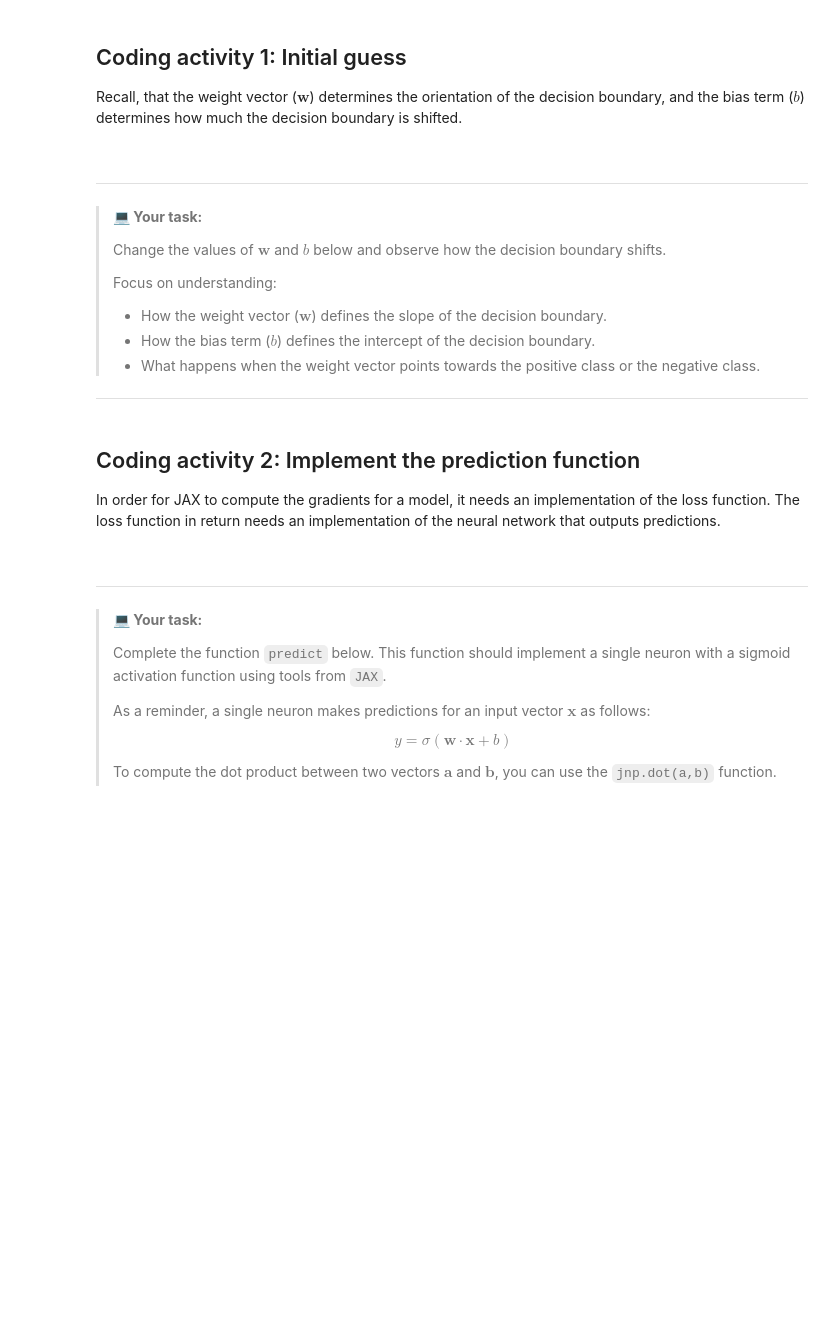
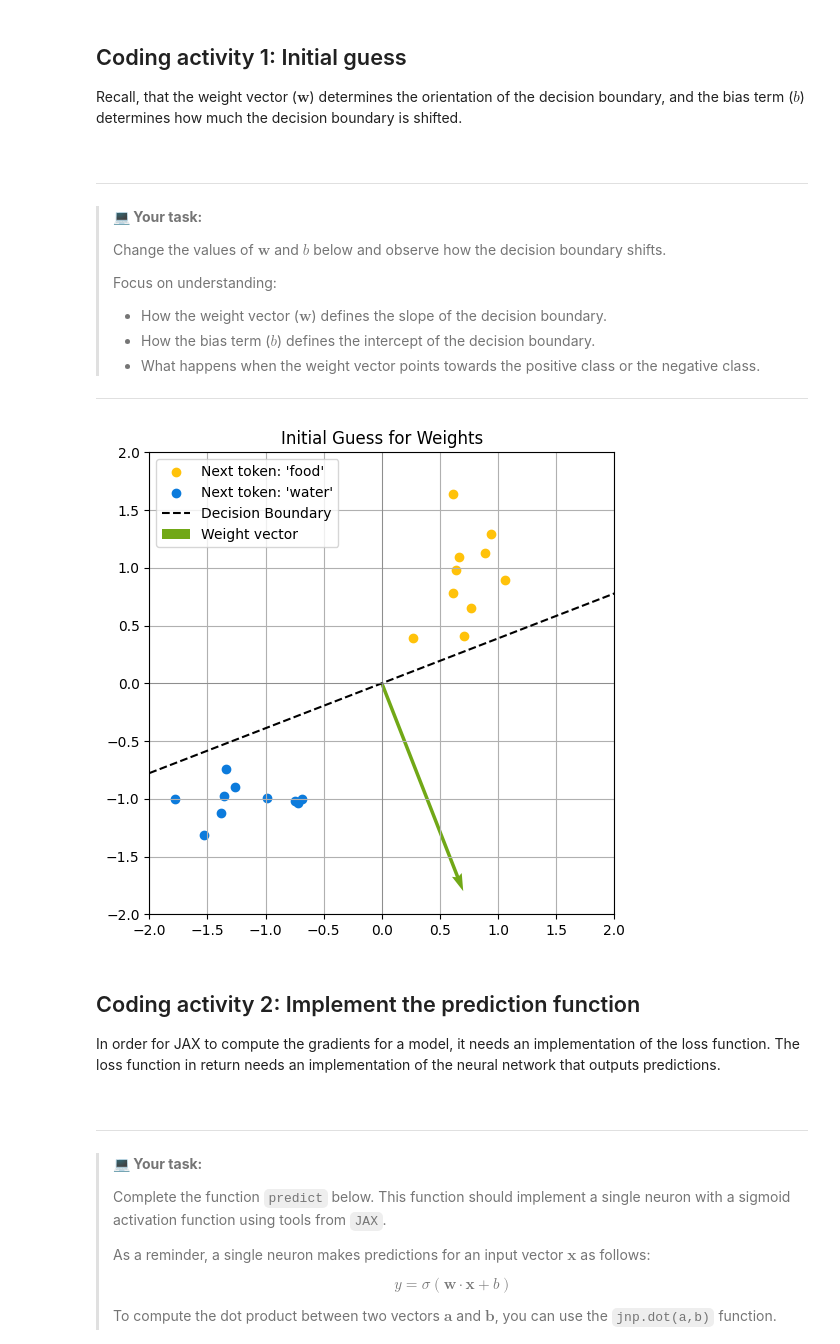
Before and after one commit to Zerothvic/TRI-AI-Saturdays-Labs, a Jupyter notebook: course_3/Copy_of_gdm_lab_3_7_gradients.ipynb, the cells around one changed output. Drawn from its saved outputs; the diff is of its cells as text; code cells hidden in the pictures; blank space fills up the shorter version.

```diff
--- a/course_3/Copy_of_gdm_lab_3_7_gradients.ipynb
+++ b/course_3/Copy_of_gdm_lab_3_7_gradients.ipynb
@@ -108,17 +129,19 @@ and observe how the decision boundary shifts.
 ------
 # %%
 # Change the bias and weights here.
-b_initial_guess = jnp.array([0.5])
-w_initial_guess = jnp.array([-0.9, 0.9])
+b_initial_guess = jnp.array([0.0])
+w_initial_guess = jnp.array([0.7, -1.8])
 
 # Plot the initial guess for the weight vector.
 visualizations.plot_data_and_decision_boundary(
     X_train,
     labels,
     weight_vector=w_initial_guess,
     bias_term=b_initial_guess,
     title="Initial Guess for Weights"
 )
+# %% [output]
+[figure, added]
 # %% [markdown]
 ## Coding activity 2: Implement the prediction function
 
```
Also changed, not shown: parts of 7 cells of this notebook.
